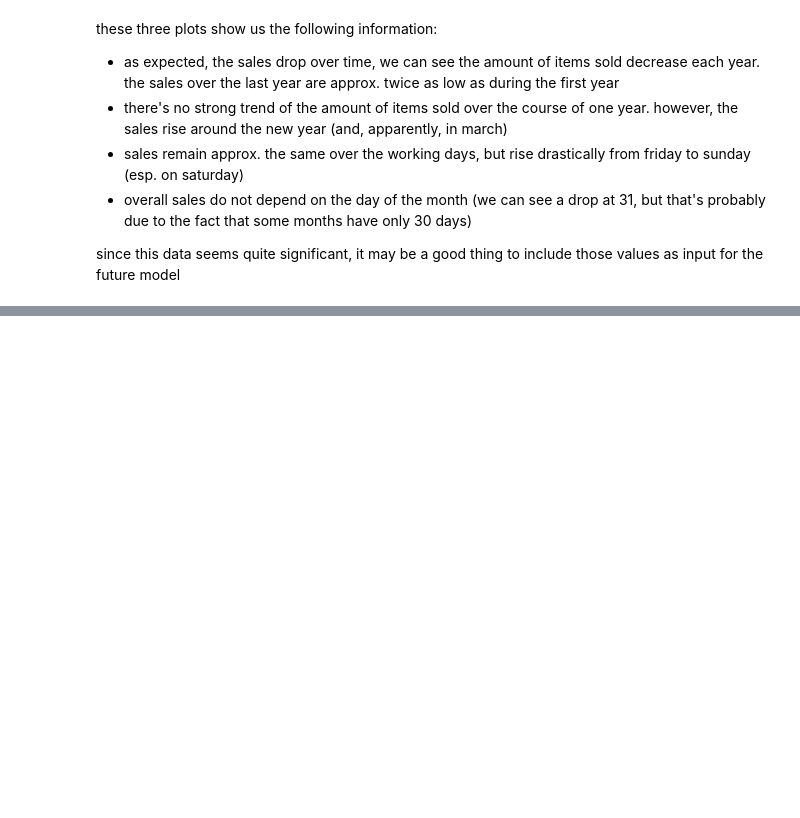
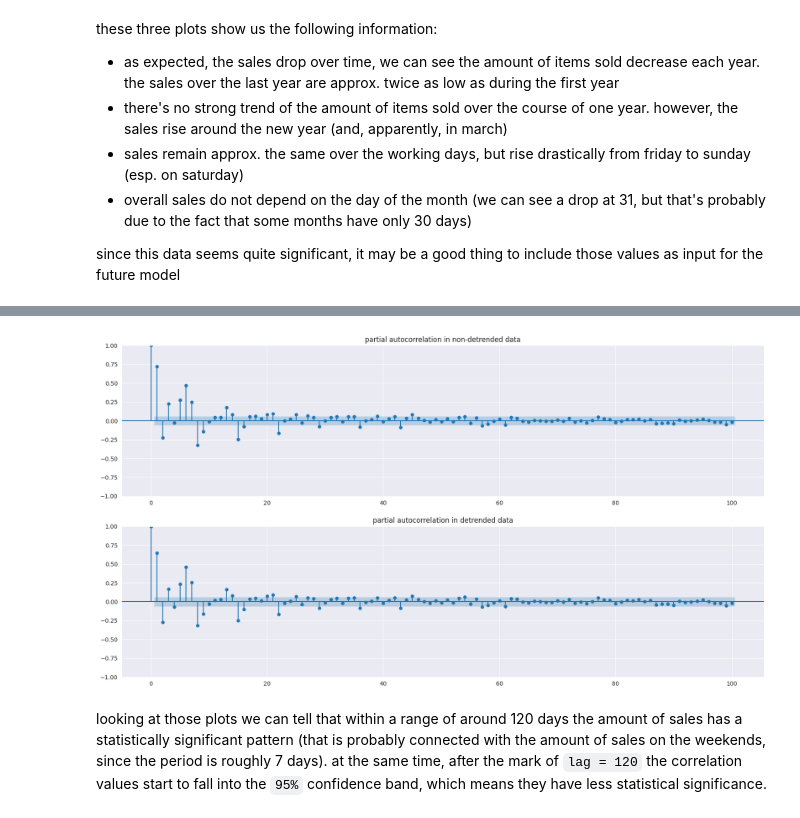
Before and after one commit to lopharb/ds_practice, a Jupyter notebook: notebooks/eda.ipynb, the cells around one changed output, grey strips where cells are left out. Drawn from its saved outputs; the diff is of its cells as text; code cells hidden in the pictures; blank space fills up the shorter version.

```diff
--- a/notebooks/eda.ipynb
+++ b/notebooks/eda.ipynb
@@ -155,0 +179,15 @@ each pair of those has a p-value of 0, so that's weird, need to address this lat
+# %%
+_, ax = plt.subplots(2, 1, figsize=(20, 10))
+lags = 100
+plot_pacf(data_to_plot['item_cnt_day'], ax=ax[0],
+         title='partial autocorrelation in non-detrended data', lags=lags)
+plot_pacf(data_to_plot['detrended'], ax=ax[1],
+         title='partial autocorrelation in detrended data', lags=lags)
+plt.subplots_adjust(bottom=0.1,
+                    top=0.9,
+                    hspace=0.2)
+plt.show()
+# %% [output]
+[figure, added]
+# %% [markdown]
+looking at those plots we can tell that within a range of around 120 days the amount of sales has a statistically significant pattern (that is probably connected with the amount of sales on the weekends, since the period is roughly 7 days). at the same time, after the mark of `lag = 120` the correlation values start to fall into the `95%` confidence band, which means they have less statistical significance.
```
Also changed, not shown: parts of 18 cells of this notebook.
